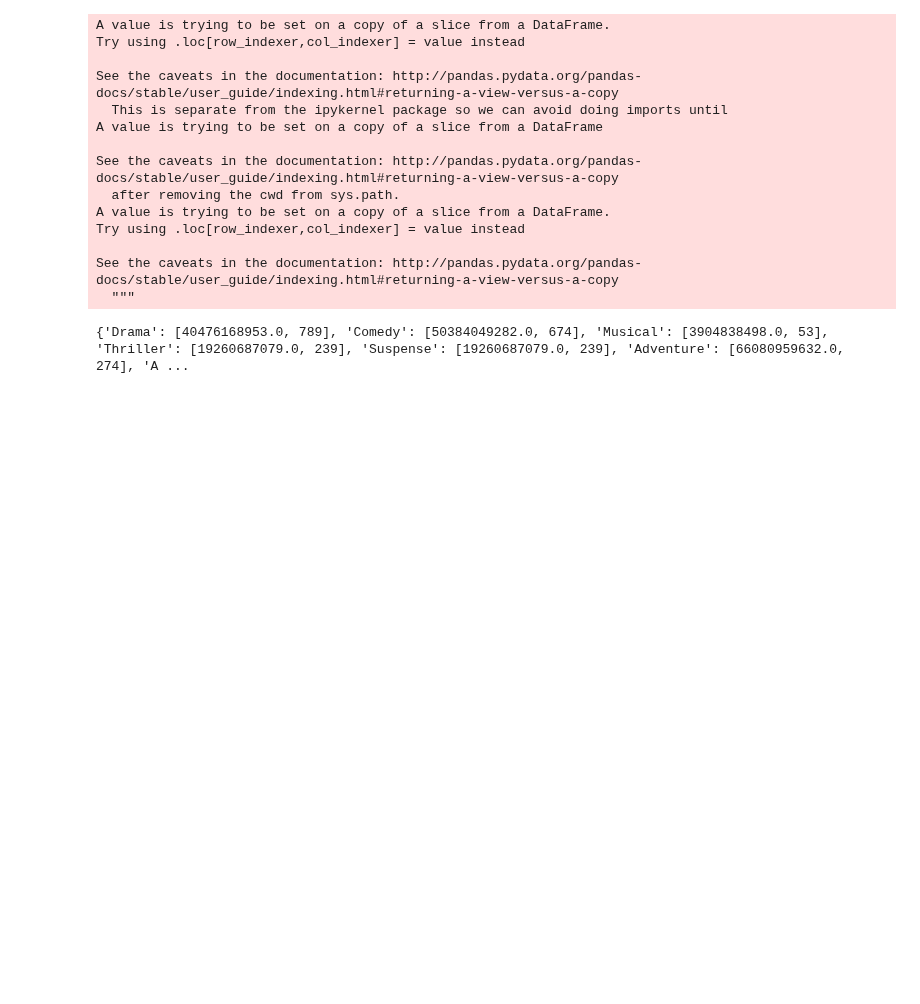
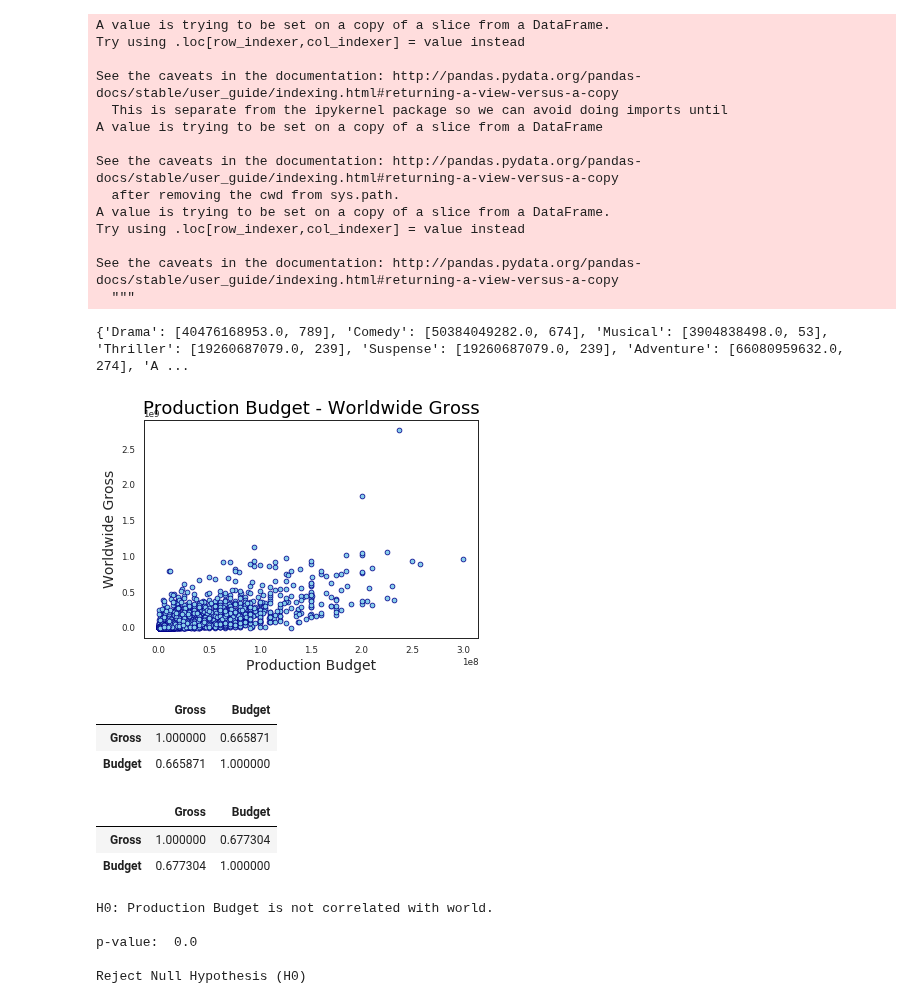
Before and after one commit to ioannapap/movies_data-mining_analysis, a Jupyter notebook: movies_analysis.ipynb, the cells around one changed output. Drawn from its saved outputs; the diff is of its cells as text; code cells hidden in the pictures; blank space fills up the shorter version.

```diff
--- a/movies_analysis.ipynb
+++ b/movies_analysis.ipynb
@@ -482,3 +482,49 @@ for g in range(len(gross_list)):
 print(gross_hash)
 # %% [output]
 {'Drama': [40476168953.0, 789], 'Comedy': [50384049282.0, 674], 'Musical': [3904838498.0, 53], 'Thriller': [19260687079.0, 239], 'Suspense': [19260687079.0, 239], 'Adventure': [66080959632.0, 274], 'A ...
+# %%
+#making Production Budget and Worldwide Gross Scatterplot ----my data mining problem------
+sns.scatterplot(x = 'Budget', y='Gross', data = budget_gross_df, facecolor = 'skyblue', edgecolor ='darkblue')
+
+plt.title('Production Budget - Worldwide Gross',color = 'black', fontsize = 18)
+
+plt.xlabel('Production Budget', fontsize = 14)
+plt.ylabel('Worldwide Gross', fontsize = 14)
+
+plt.savefig('Budget_Gross_Scatterplot.png')
+# %% [output]
+[figure, added]
+# %%
+#Pearson Correlation Coefficient: Production Budget and Worldwide Gross
+budget_gross_df.corr(method = 'pearson')
+# %% [output]
+|  | Gross | Budget |
+| Gross | 1.000000 | 0.665871 |
+| Budget | 0.665871 | 1.000000 |
+# %%
+#Spearman Correlation Coefficient: Production Budget and Worldwide Gross
+budget_gross_df.corr(method = 'spearman')
+# %% [output]
+|  | Gross | Budget |
+| Gross | 1.000000 | 0.677304 |
+| Budget | 0.677304 | 1.000000 |
+# %%
+#2 sample z-test: Production Budget and Worldwide Gross
+print('H0: Production Budget is not correlated with world.\n ')
+
+ztest, pval = stests.ztest(budget_gross_df['Budget'], x2 = budget_gross_df['Gross'], value = budget_gross_df['Gross'].mean()-budget_gross_df['Budget'].mean() , alternative = 'two-sided')
+print('p-value: ', pval)
+
+if pval<0.05:
+
+    print('\nReject Null Hypothesis (H0)')
+
+else:
+
+    print('\nAccept Null Hypothesis (H0)')
+# %% [output]
+H0: Production Budget is not correlated with world.
+
+p-value:  0.0
+
+Reject Null Hypothesis (H0)
```
Also changed, not shown: parts of 2 cells of this notebook, 2 other files.
